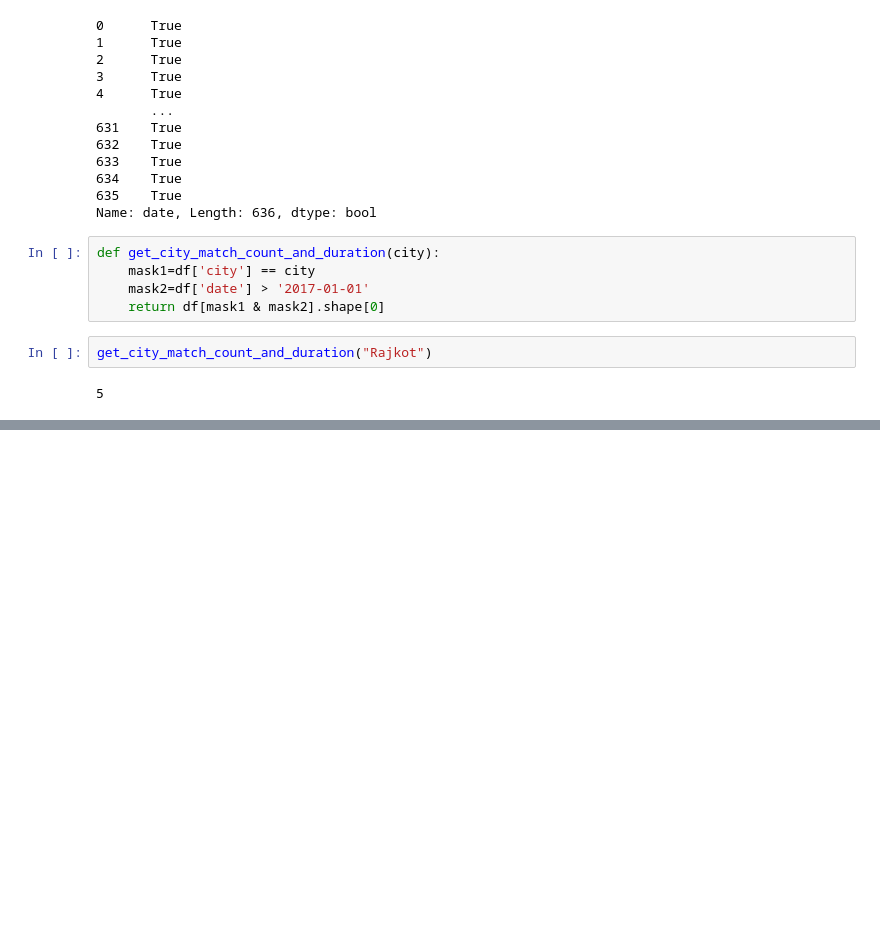
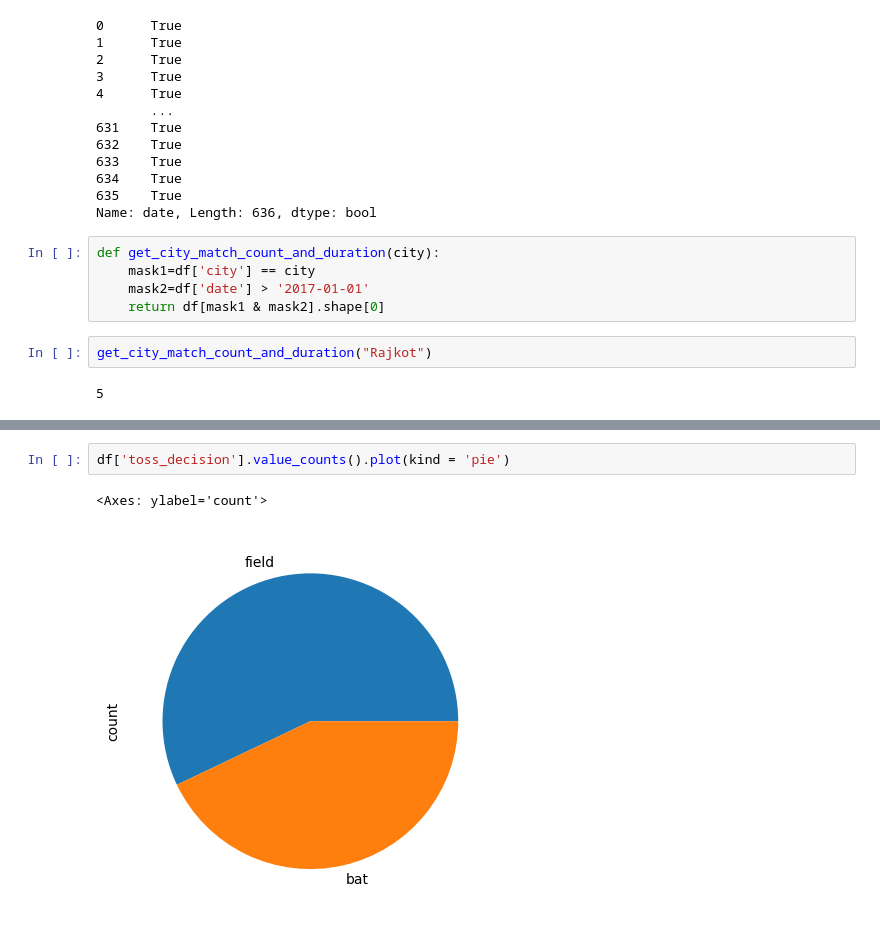
Before and after one commit to coder5omkar/learn-python, a Jupyter notebook: Learn_python/Pandas/Learn-Pandas.ipynb, the cells around one changed output, grey strips where cells are left out. Drawn from its saved outputs; the diff is of its cells as text; blank space fills up the shorter version.

```diff
--- a/Learn_python/Pandas/Learn-Pandas.ipynb
+++ b/Learn_python/Pandas/Learn-Pandas.ipynb
@@ -215,0 +247,5 @@ get_city_match_count_and_duration("Rajkot")
+# %%
+df['toss_decision'].value_counts().plot(kind = 'pie')
+# %% [output]
+<Axes: ylabel='count'>
+[figure, added]
```
Also changed, not shown: parts of 15 cells of this notebook.
